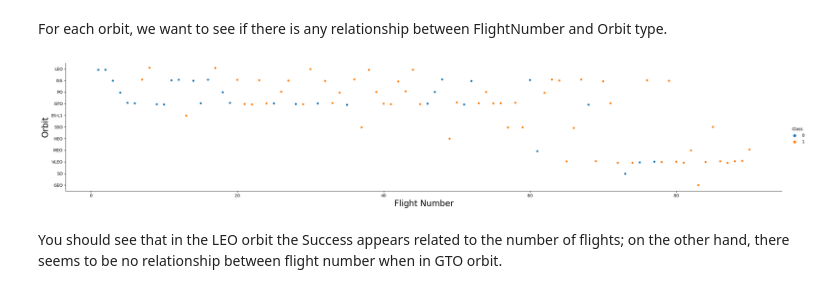
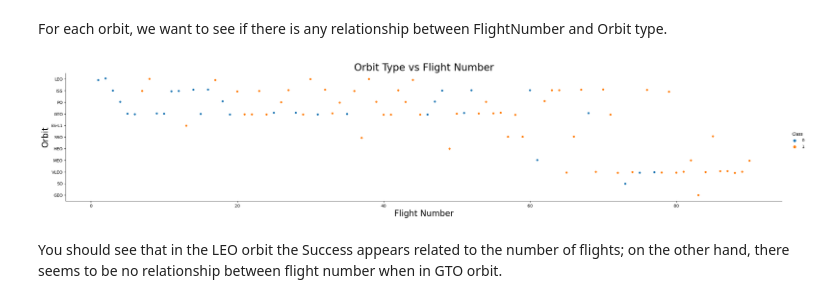
Before and after one commit to markkhusid/Applied_Data_Science_Capstone, a Jupyter notebook: Week_2_Exploratory_Data_Analysis/Lab_2_EDA_with_Pandas_and_Matplotlib/jupyter-labs-eda-dataviz.ipynb, the cells around one changed output. Cells and saved outputs as stored; diff of their text form; code cells hidden in the pictures.

```diff
--- a/Week_2_Exploratory_Data_Analysis/Lab_2_EDA_with_Pandas_and_Matplotlib/jupyter-labs-eda-dataviz.ipynb
+++ b/Week_2_Exploratory_Data_Analysis/Lab_2_EDA_with_Pandas_and_Matplotlib/jupyter-labs-eda-dataviz.ipynb
@@ -189,11 +193,12 @@ For each orbit, we want to see if there is any relationship between FlightNumber
 # %%
 # Plot a scatter point chart with x axis to be FlightNumber and y axis to be the Orbit, and hue to be the class value
 sns.catplot(y="Orbit", x="FlightNumber", hue="Class", data=df, aspect = 5)
 plt.xlabel("Flight Number",fontsize=20)
 plt.ylabel("Orbit",fontsize=20)
+plt.title("Orbit Type vs Flight Number", fontsize=24)
 plt.show()
 # %% [output]
-[figure, old version]
+[figure, new version]
 # %% [markdown]
 You should see that in the LEO orbit the Success appears related to the number of flights; on the other hand, there seems to be no relationship between flight number when in GTO orbit.
 # %% [markdown]
```
Also changed, not shown: parts of 5 cells of this notebook, 2 other files.
